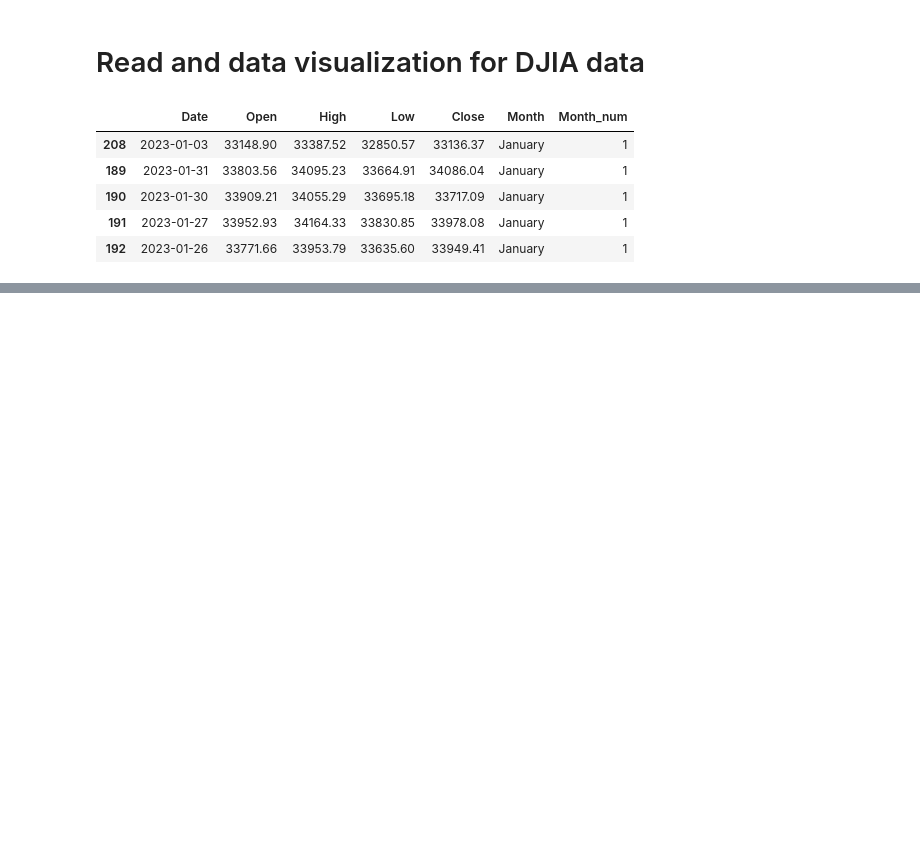
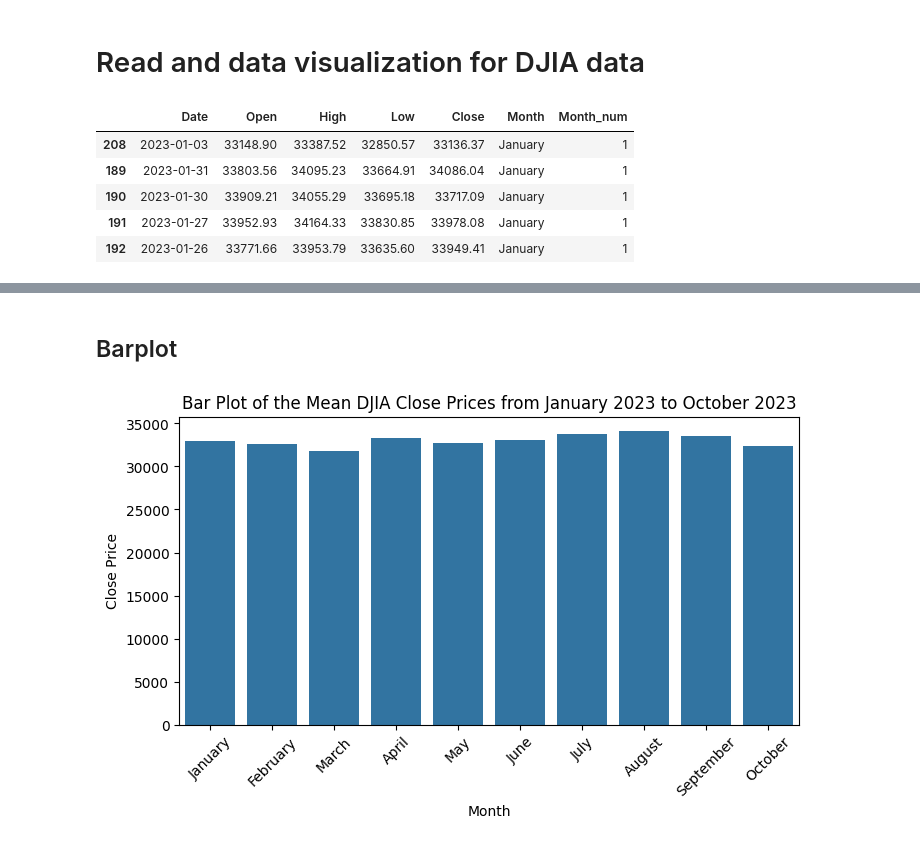
Before and after one commit to motconkien/data-visualization, a Jupyter notebook: Matplotlib_Seaborn/seaborn.ipynb, the cells around one changed output, grey strips where cells are left out. Cells and saved outputs as stored; diff of their text form; code cells hidden in the pictures; blank space fills up the shorter version.

```diff
--- a/Matplotlib_Seaborn/seaborn.ipynb
+++ b/Matplotlib_Seaborn/seaborn.ipynb
@@ -87,0 +134,11 @@ djia.head()
+# %% [markdown]
+## Barplot
+# %%
+plt.figure(figsize=(8,4))
+sns.barplot(djia, x='Month', y='Close', errorbar=None,estimator=min)
+plt.title('Bar Plot of the Mean DJIA Close Prices from January 2023 to October 2023')
+plt.ylabel('Close Price')
+plt.xticks(rotation = 45)
+plt.show()
+# %% [output]
+[figure, added]
```
Also changed, not shown: parts of 15 cells of this notebook.
